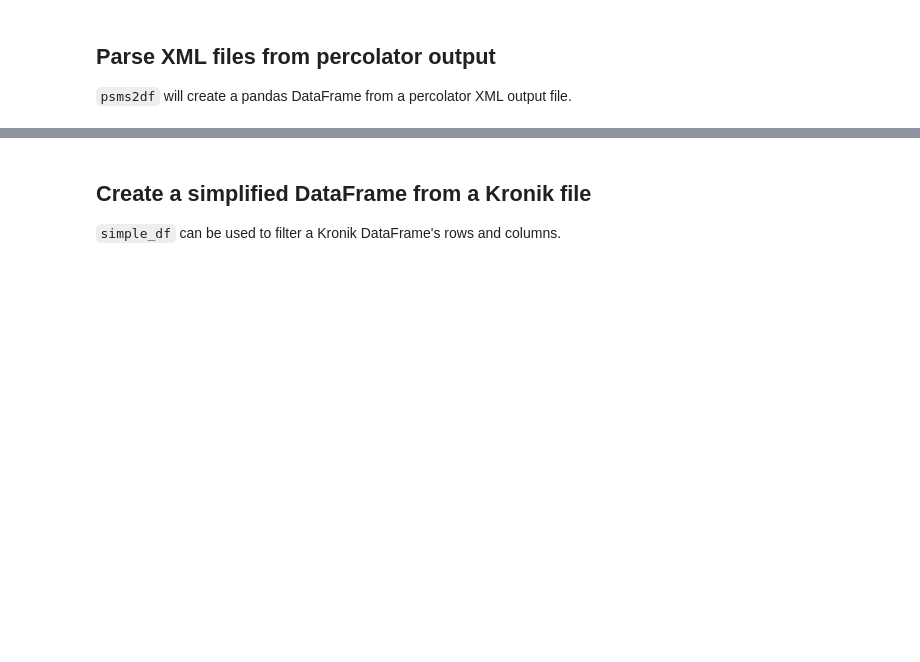
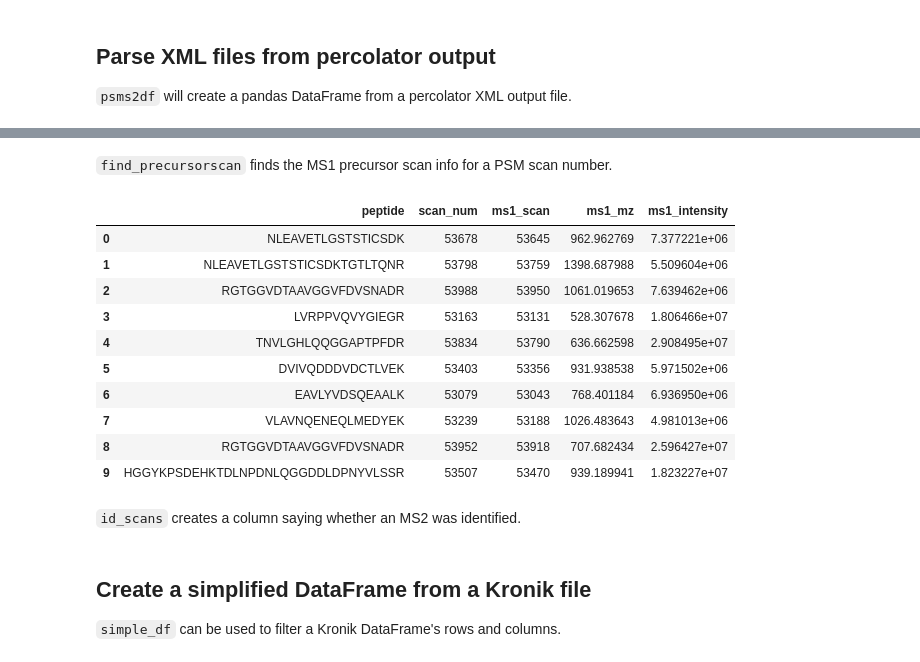
Before and after one commit to dafaivre/msions, a Jupyter notebook: docs/example.ipynb, the cells around one changed output, grey strips where cells are left out. Drawn from its saved outputs; the diff is of its cells as text; code cells hidden in the pictures; blank space fills up the shorter version.

```diff
--- a/docs/example.ipynb
+++ b/docs/example.ipynb
@@ -60,4 +70,4 @@ hk.summarize_df(hk_df, ms1_df)
 ## Parse XML files from percolator output
 `psms2df` will create a pandas DataFrame from a percolator XML output file.
 # %%
-perc.psms2df("example_files/DDA_xml.xml")
+psm_xml_df = perc.psms2df("example_files/short_DDA_xml.xml")
@@ -77,0 +74,2 @@ perc.psms2df("example_files/DDA_xml.xml")
+# %% [markdown]
+`find_precursorscan` finds the MS1 precursor scan info for a PSM scan number.
@@ -77,0 +79,17 @@ perc.psms2df("example_files/DDA_xml.xml")
+# %%
+# view part of DataFrame
+psm_xml_df.filter(items=["peptide", "scan_num", "ms1_scan", "ms1_mz", "ms1_intensity"])
+# %% [output]
+|  | peptide | scan_num | ms1_scan | ms1_mz | ms1_intensity |
+| 0 | NLEAVETLGSTSTICSDK | 53678 | 53645 | 962.962769 | 7.377221e+06 |
+| 1 | NLEAVETLGSTSTICSDKTGTLTQNR | 53798 | 53759 | 1398.687988 | 5.509604e+06 |
+| 2 | RGTGGVDTAAVGGVFDVSNADR | 53988 | 53950 | 1061.019653 | 7.639462e+06 |
+| 3 | LVRPPVQVYGIEGR | 53163 | 53131 | 528.307678 | 1.806466e+07 |
+| 4 | TNVLGHLQQGGAPTPFDR | 53834 | 53790 | 636.662598 | 2.908495e+07 |
+| 5 | DVIVQDDDVDCTLVEK | 53403 | 53356 | 931.938538 | 5.971502e+06 |
+| 6 | EAVLYVDSQEAALK | 53079 | 53043 | 768.401184 | 6.936950e+06 |
+| 7 | VLAVNQENEQLMEDYEK | 53239 | 53188 | 1026.483643 | 4.981013e+06 |
+| 8 | RGTGGVDTAAVGGVFDVSNADR | 53952 | 53918 | 707.682434 | 2.596427e+07 |
+| 9 | HGGYKPSDEHKTDLNPDNLQGGDDLDPNYVLSSR | 53507 | 53470 | 939.189941 | 1.823227e+07 |
+# %% [markdown]
+`id_scans` creates a column saying whether an MS2 was identified.
```
Also changed, not shown: parts of 24 cells of this notebook, 4 other files.
